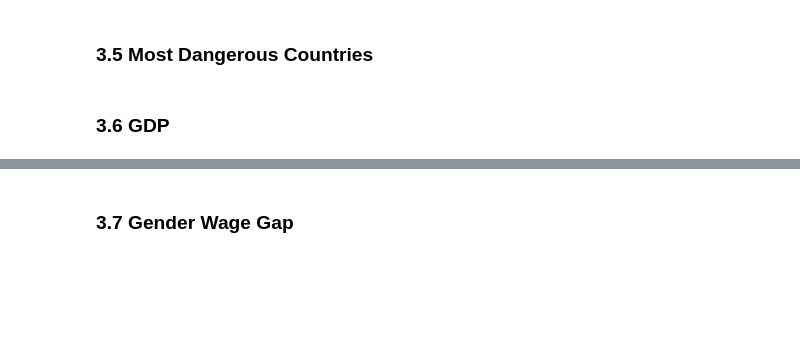
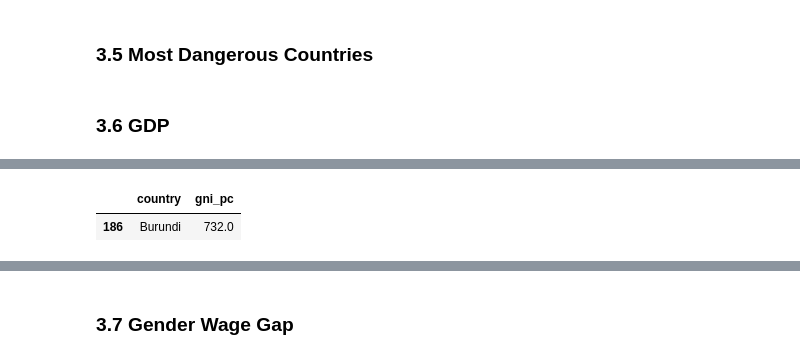
Before and after one commit to mara-pn/Violence-Against-Women-Risk-Prediction-Structural-Determinants-Analysis, a Jupyter notebook: 01_data.ipynb, the cells around one changed output, grey strips where cells are left out. Saved outputs shown, nothing was run; the diff lists cells and outputs as text; code cells hidden in the pictures; blank space fills up the shorter version.

```diff
--- a/01_data.ipynb
+++ b/01_data.ipynb
@@ -1072,0 +1064,5 @@ gdp_df_pro = gdp_df_pro.drop(columns=["gni_pc"])
+# %%
+gdp_df_pro[gdp_df_pro["country"] == "Burundi"]
+# %% [output]
+|  | country | gni_pc |
+| 186 | Burundi | 732.0 |
```
Also changed, not shown: parts of 11 cells of this notebook, 2 other files.
